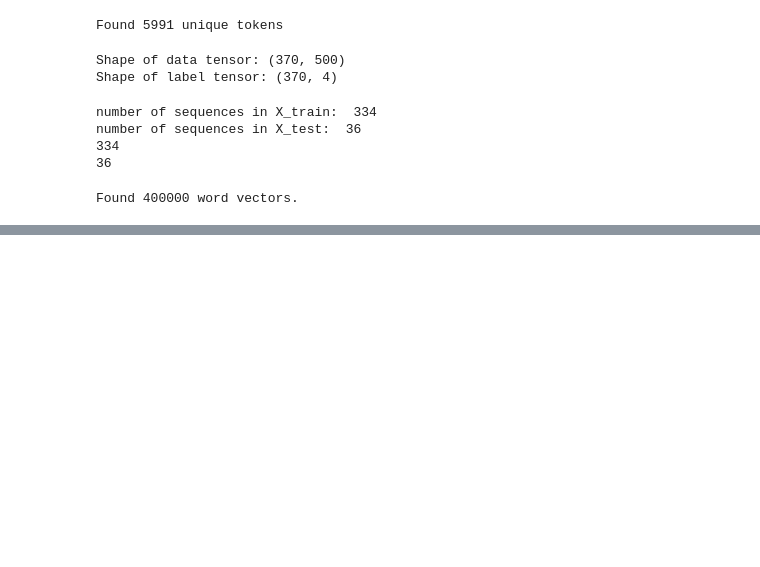
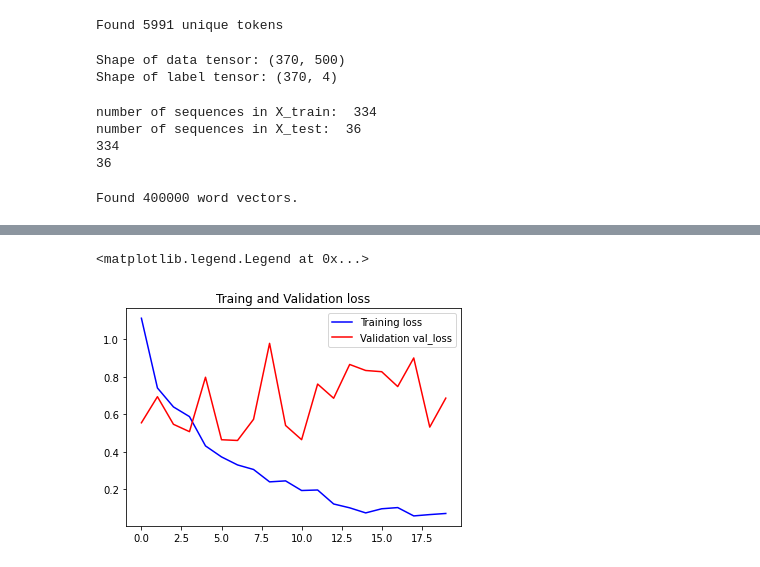
Before and after one commit to hamburgersct/mental_health_classification, a Jupyter notebook: HybrNN_metadata.ipynb, the cells around one changed output, grey strips where cells are left out. Saved outputs shown, nothing was run; the diff lists cells and outputs as text; code cells hidden in the pictures; blank space fills up the shorter version.

```diff
--- a/HybrNN_metadata.ipynb
+++ b/HybrNN_metadata.ipynb
@@ -246,0 +260,10 @@ recall:  0.7948717948717948
+# %%
+plt.figure()
+plt.plot(epochs,history.history['loss'],'b',label='Training loss')
+plt.plot(epochs,history.history['val_loss'],'r',label='Validation val_loss')
+plt.title('Traing and Validation loss')
+plt.legend()
+# plt.savefig('/root/notebook/help/figure/model_V3.1_loss.jpg')
+# %% [output]
+<matplotlib.legend.Legend at 0x...>
+[figure, added]
```
Also changed, not shown: parts of 6 cells of this notebook.
